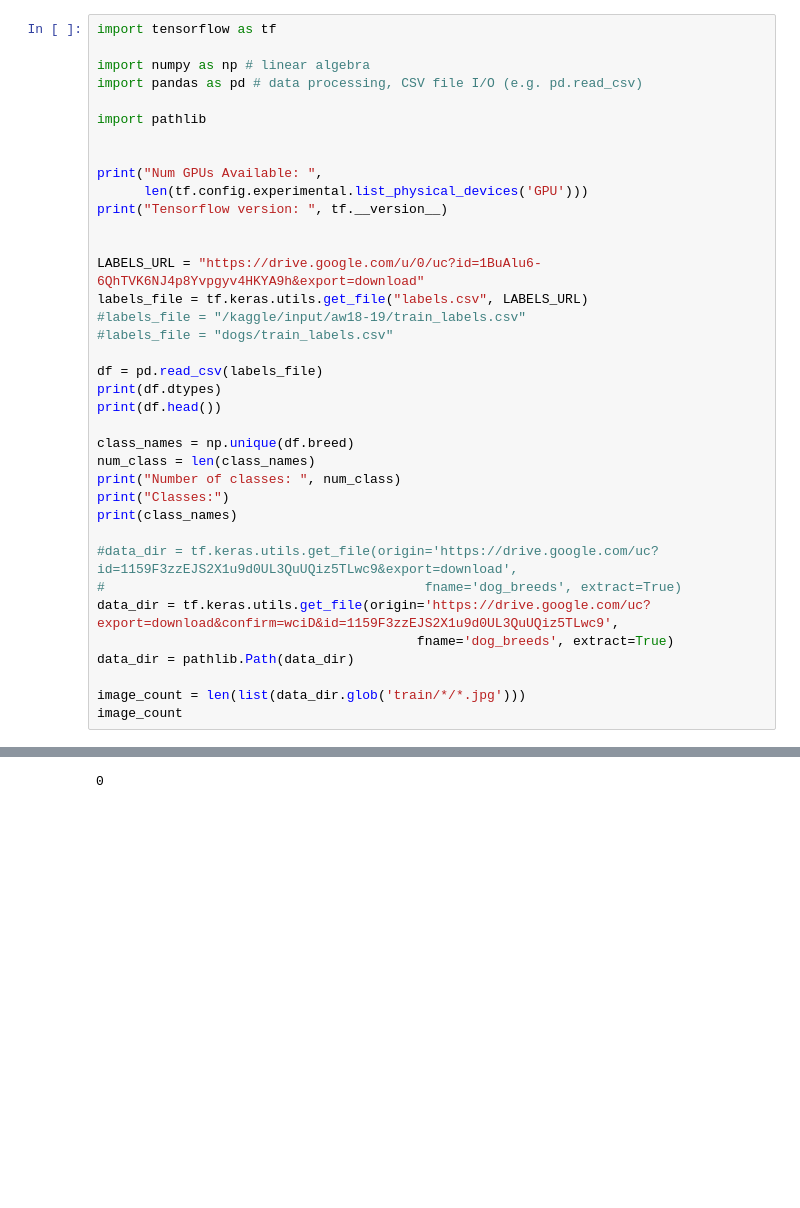
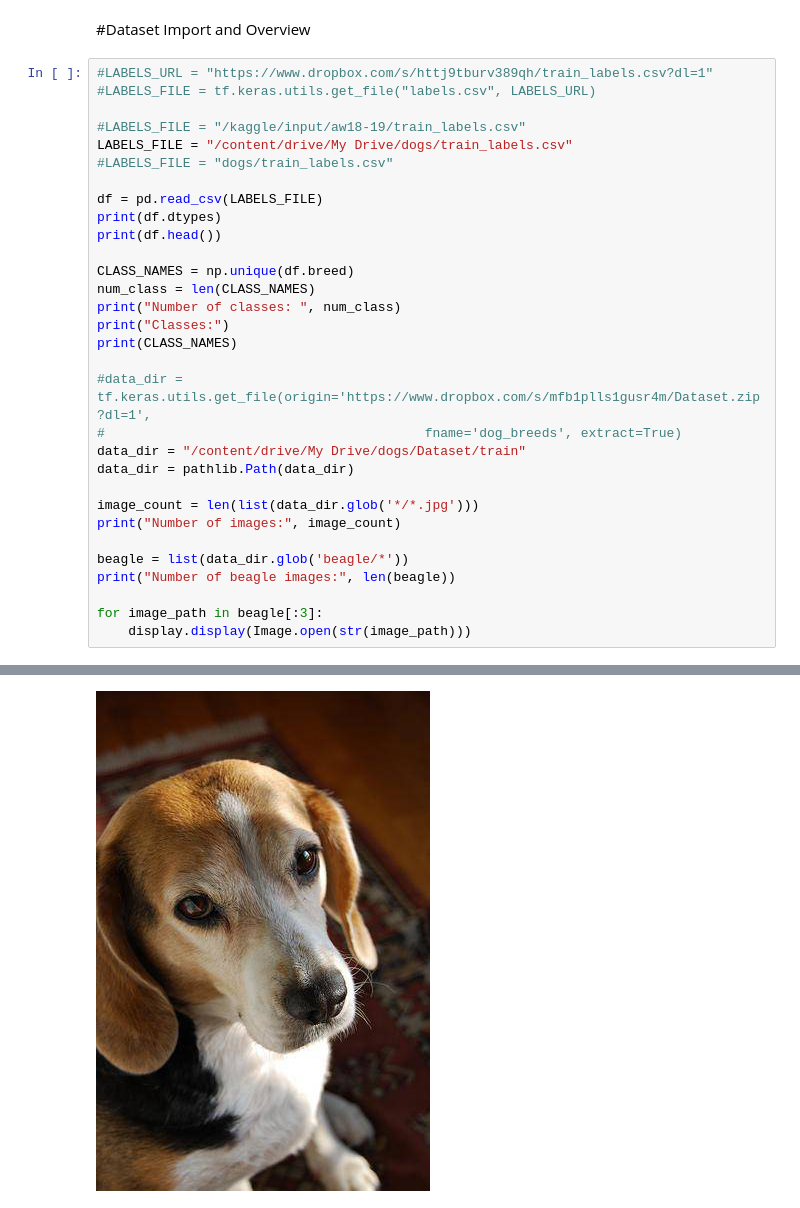
Before and after one commit to simonefalvo/dogbreeds-cnn, a Jupyter notebook: dogbreeds_cnn.ipynb, the cells around one changed output, grey strips where cells are left out. Drawn from its saved outputs; the diff is of its cells as text; blank space fills up the shorter version.

Commit message:
Overview and loading of the dataset

```diff
--- a/dogbreeds_cnn.ipynb
+++ b/dogbreeds_cnn.ipynb
@@ -1,38 +31,34 @@
+# %% [markdown]
+#Dataset Import and Overview
 # %%
-import tensorflow as tf
+#LABELS_URL = "https://www.dropbox.com/s/httj9tburv389qh/train_labels.csv?dl=1"
+#LABELS_FILE = tf.keras.utils.get_file("labels.csv", LABELS_URL)
 
-import numpy as np # linear algebra
-import pandas as pd # data processing, CSV file I/O (e.g. pd.read_csv)
+#LABELS_FILE = "/kaggle/input/aw18-19/train_labels.csv"
+LABELS_FILE = "/content/drive/My Drive/dogs/train_labels.csv"
+#LABELS_FILE = "dogs/train_labels.csv"
 
-import pathlib
-
-
-print("Num GPUs Available: ",
-      len(tf.config.experimental.list_physical_devices('GPU')))
-print("Tensorflow version: ", tf.__version__)
-
-
-LABELS_URL = "https://drive.google.com/u/0/uc?id=1BuAlu6-6QhTVK6NJ4p8Yvpgyv4HKYA9h&export=download"
-labels_file = tf.keras.utils.get_file("labels.csv", LABELS_URL)
-#labels_file = "/kaggle/input/aw18-19/train_labels.csv"
-#labels_file = "dogs/train_labels.csv"
-
-df = pd.read_csv(labels_file)
+df = pd.read_csv(LABELS_FILE)
 print(df.dtypes)
 print(df.head())
 
-class_names = np.unique(df.breed)
-num_class = len(class_names)
+CLASS_NAMES = np.unique(df.breed)
+num_class = len(CLASS_NAMES)
 print("Number of classes: ", num_class)
 print("Classes:")
-print(class_names)
+print(CLASS_NAMES)
 
-#data_dir = tf.keras.utils.get_file(origin='https://drive.google.com/uc?id=1159F3zzEJS2X1u9d0UL3QuUQiz5TLwc9&export=download',
+#data_dir = tf.keras.utils.get_file(origin='https://www.dropbox.com/s/mfb1plls1gusr4m/Dataset.zip?dl=1',
 #                                         fname='dog_breeds', extract=True)
-data_dir = tf.keras.utils.get_file(origin='https://drive.google.com/uc?export=download&confirm=wciD&id=1159F3zzEJS2X1u9d0UL3QuUQiz5TLwc9',
-                                         fname='dog_breeds', extract=True)
+data_dir = "/content/drive/My Drive/dogs/Dataset/train"
 data_dir = pathlib.Path(data_dir)
 
-image_count = len(list(data_dir.glob('train/*/*.jpg')))
-image_count
+image_count = len(list(data_dir.glob('*/*.jpg')))
+print("Number of images:", image_count)
+
+beagle = list(data_dir.glob('beagle/*'))
+print("Number of beagle images:", len(beagle))
+
+for image_path in beagle[:3]:
+    display.display(Image.open(str(image_path)))
 # %% [output]
@@ -56 +82 @@ Number of classes:  35
-0
+[figure, added]
```
Also changed, not shown: parts of 7 cells of this notebook.
